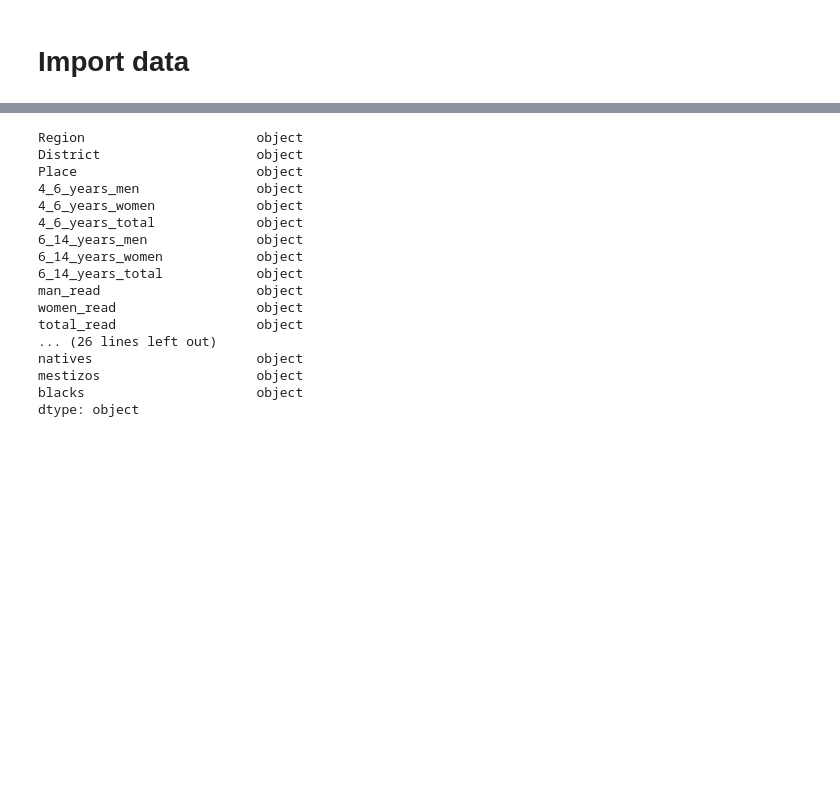
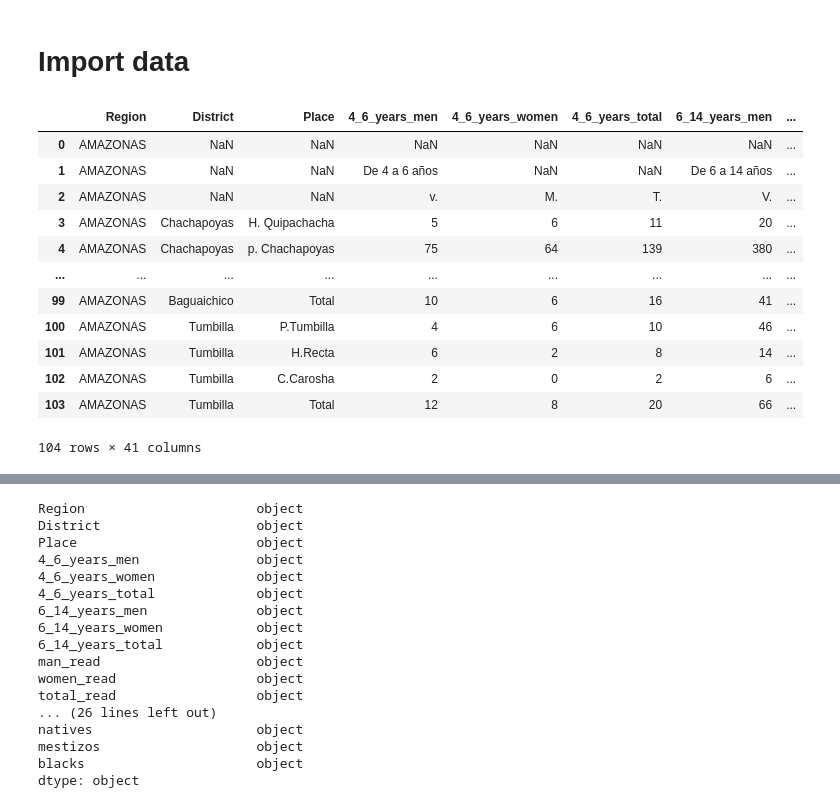
Before and after one commit to The-Paul2002/Region_data, a Jupyter notebook: Region_Amazonas.ipynb, the cells around one changed output, grey strips where cells are left out. Saved outputs shown, nothing was run; the diff lists cells and outputs as text; code cells hidden in the pictures; blank space fills up the shorter version.

```diff
--- a/Region_Amazonas.ipynb
+++ b/Region_Amazonas.ipynb
@@ -11,6 +11,22 @@ amazonas.insert(0, "Region", region)
 amazonas.columns= ["Region","District","Place","4_6_years_men","4_6_years_women"
 ,"4_6_years_total","6_14_years_men","6_14_years_women","6_14_years_total","man_read","women_read","total_read","men_not_read","women_not_read","total_not_read","man_write","women_write","total_write","men_not_write","women_not_write","total_not_write","instruction_men","instruction_women","instruction_total","no_instruction_men","no_instruction_women","no_instruction_total","finished_instr_men","finished_instr_women","finished_instr_total","not_finished_instr_men","not_finished_instr_women","not_finished_instr_total","peruvian_men"
  , "peruvian_women", "foreign_men", "foreign_women", "whites", "natives", "mestizos" , "blacks"]
+# %%
+amazonas
+# %% [output]
+|  | Region | District | Place | 4_6_years_men | 4_6_years_women | 4_6_years_total | 6_14_years_men | ... |
+| 0 | AMAZONAS | NaN | NaN | NaN | NaN | NaN | NaN | ... |
+| 1 | AMAZONAS | NaN | NaN | De 4 a 6 años | NaN | NaN | De 6 a 14 años | ... |
+| 2 | AMAZONAS | NaN | NaN | v. | M. | T. | V. | ... |
+| 3 | AMAZONAS | Chachapoyas | H. Quipachacha | 5 | 6 | 11 | 20 | ... |
+| 4 | AMAZONAS | Chachapoyas | p. Chachapoyas | 75 | 64 | 139 | 380 | ... |
+| ... | ... | ... | ... | ... | ... | ... | ... | ... |
+| 99 | AMAZONAS | Baguaichico | Total | 10 | 6 | 16 | 41 | ... |
+| 100 | AMAZONAS | Tumbilla | P.Tumbilla | 4 | 6 | 10 | 46 | ... |
+| 101 | AMAZONAS | Tumbilla | H.Recta | 6 | 2 | 8 | 14 | ... |
+| 102 | AMAZONAS | Tumbilla | C.Carosha | 2 | 0 | 2 | 6 | ... |
+| 103 | AMAZONAS | Tumbilla | Total | 12 | 8 | 20 | 66 | ... |
+104 rows × 41 columns
 # %%
 amazonas["District"] = amazonas["District"].str.upper()
 amazonas["Place"] = amazonas["Place"].str.upper()
```
